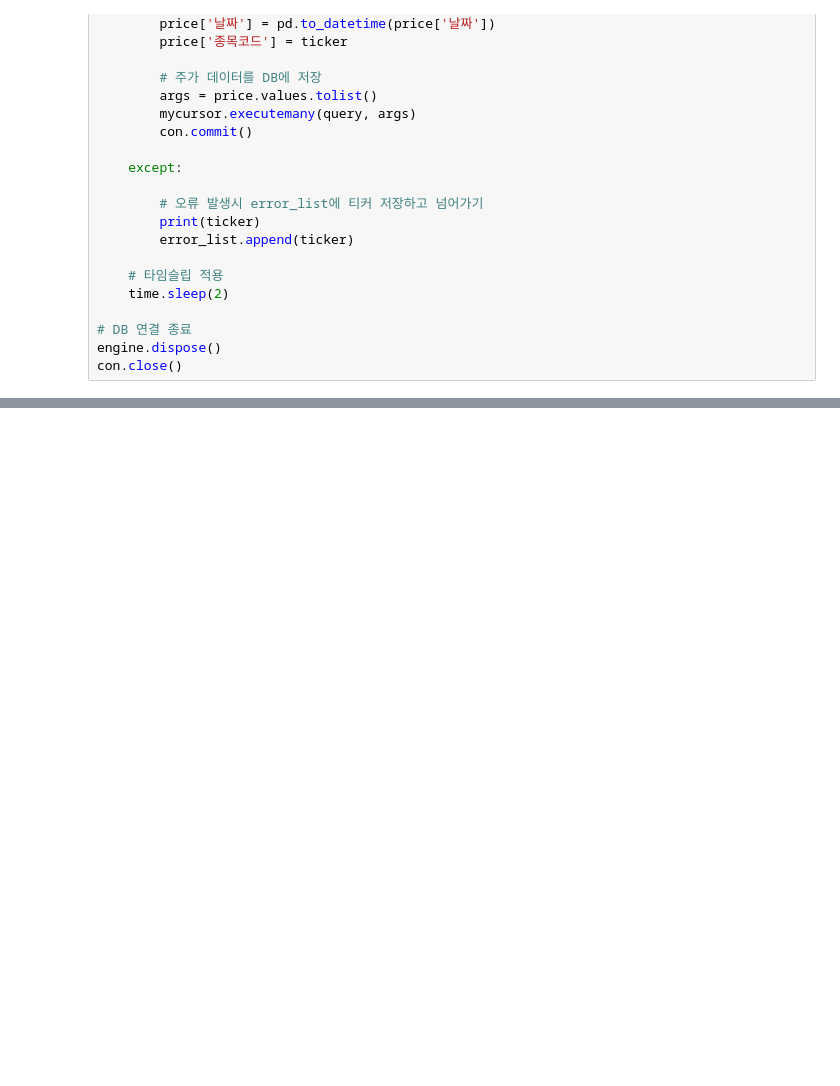
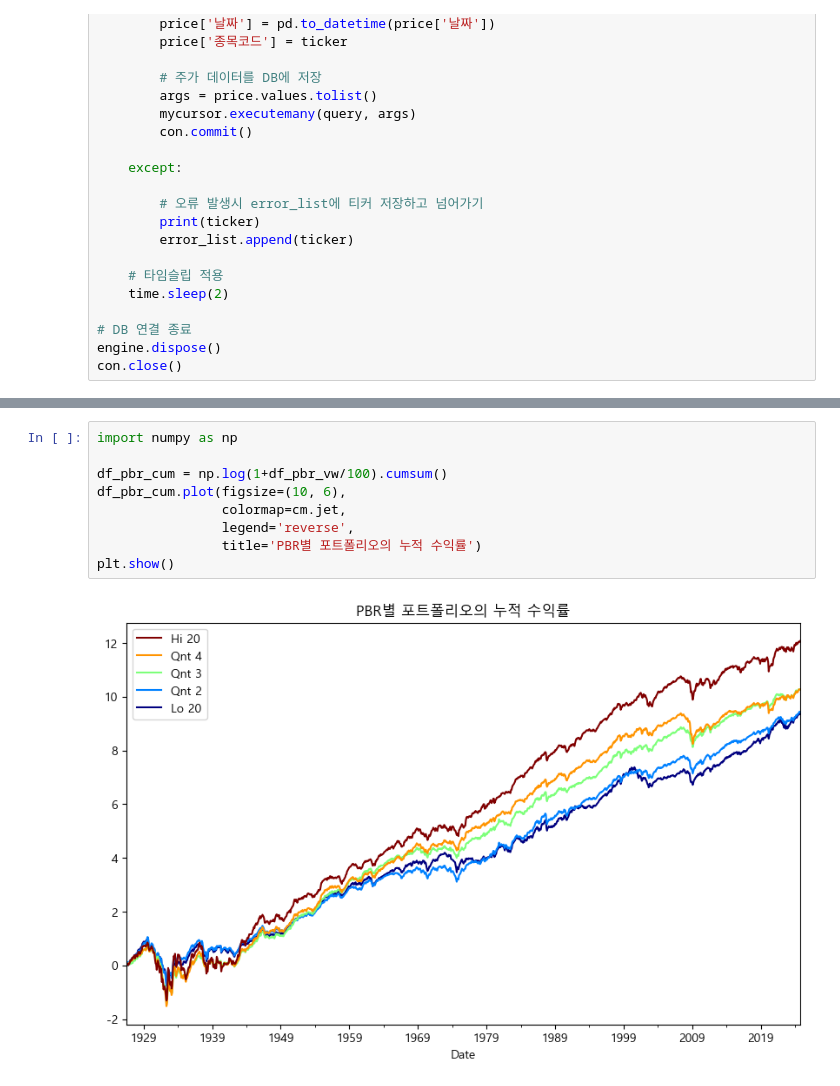
Before and after one commit to kusool72/python, a Jupyter notebook: 파이썬을 이용한 퀀트 투자 포트폴리오 만들기.ipynb, the cells around one changed output, grey strips where cells are left out. Saved outputs shown, nothing was run; the diff lists cells and outputs as text; blank space fills up the shorter version.

```diff
--- a/파이썬을 이용한 퀀트 투자 포트폴리오 만들기.ipynb
+++ b/파이썬을 이용한 퀀트 투자 포트폴리오 만들기.ipynb
@@ -476,0 +1033,11 @@ con.close()
+# %%
+import numpy as np
+
+df_pbr_cum = np.log(1+df_pbr_vw/100).cumsum()
+df_pbr_cum.plot(figsize=(10, 6),
+                colormap=cm.jet,
+                legend='reverse',
+                title='PBR별 포트폴리오의 누적 수익률')
+plt.show()
+# %% [output]
+[figure, added]
```
Also changed, not shown: parts of 45 cells of this notebook.
